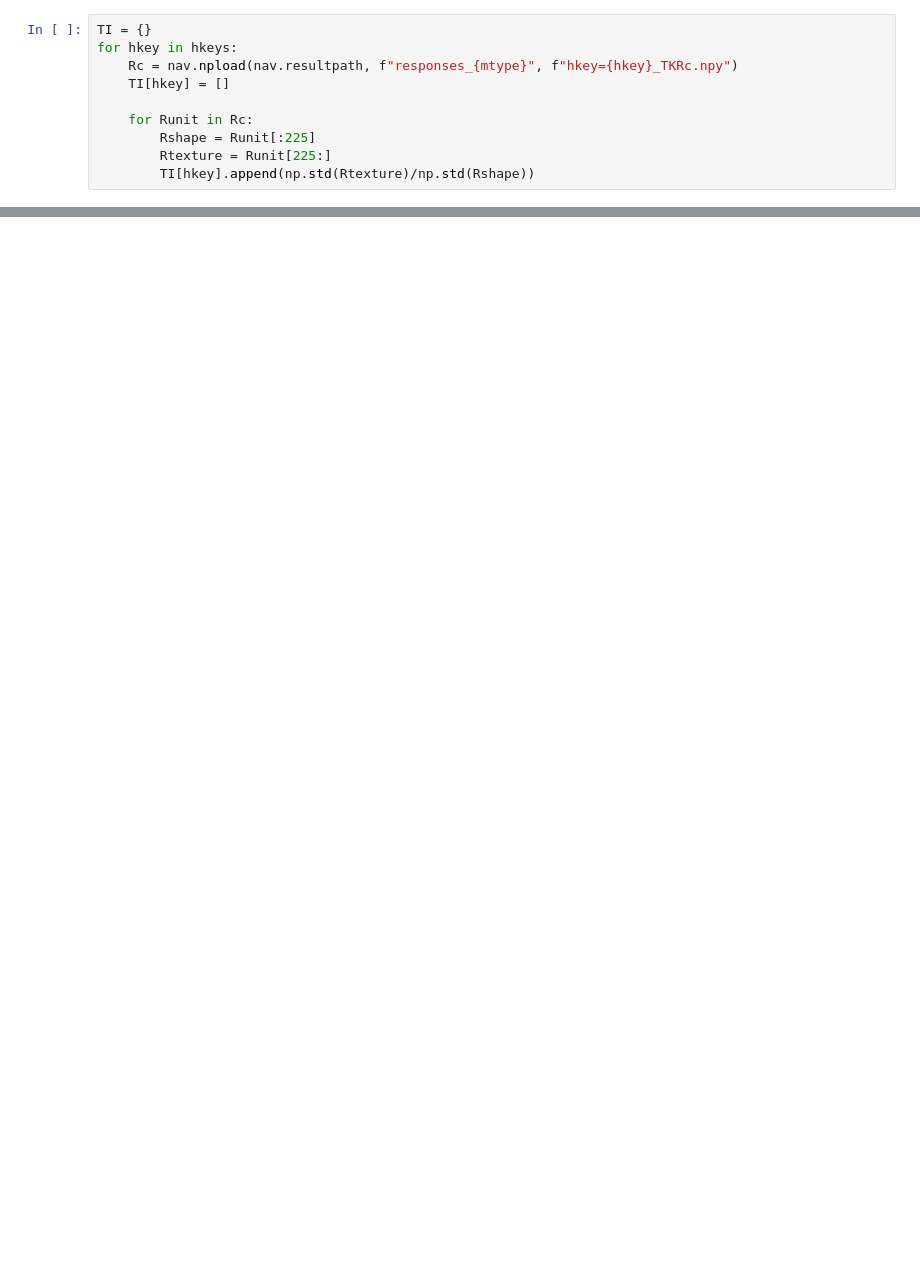
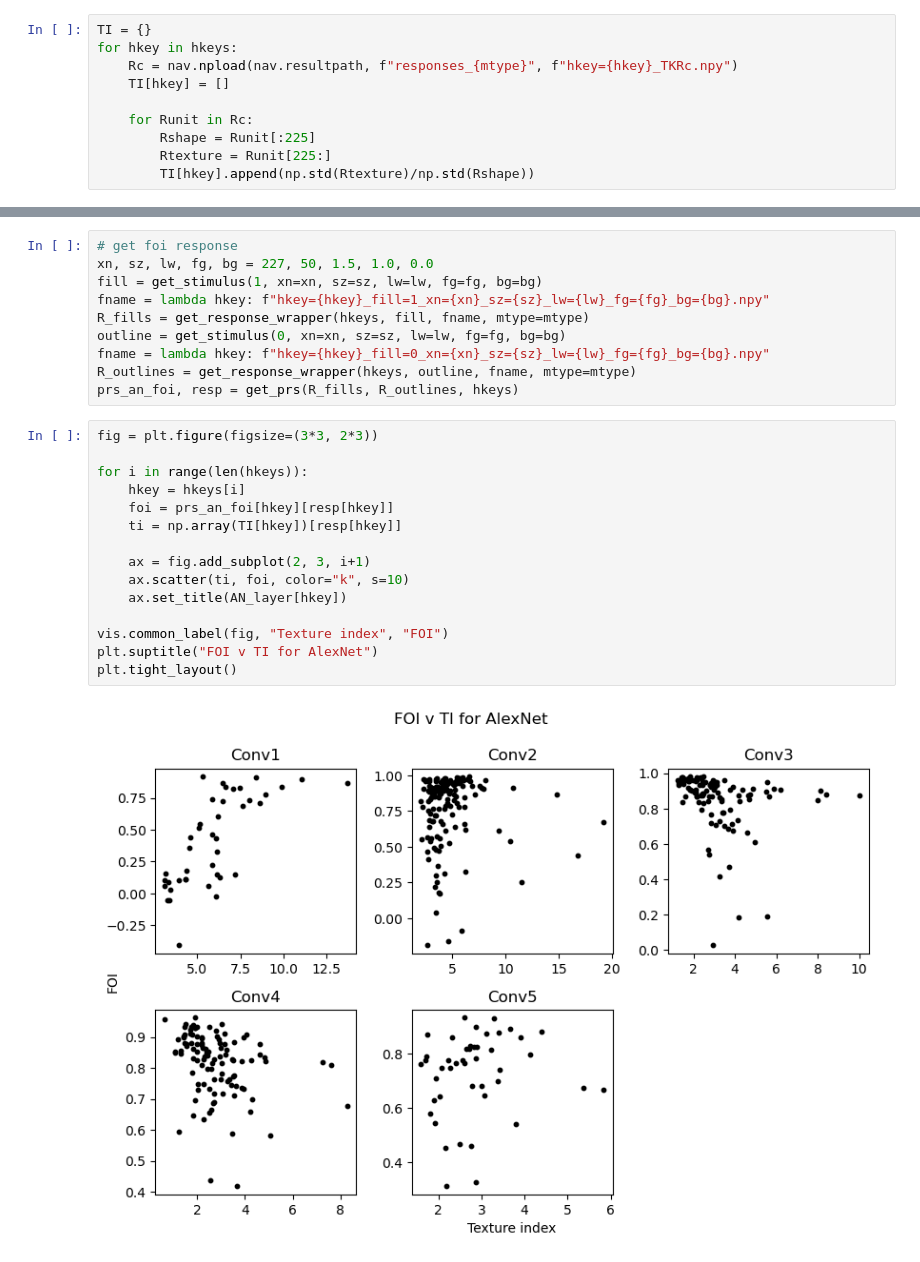
Before and after one commit to L24358/artiphisiology, a Jupyter notebook: main/reports/20230516_texture_index.ipynb, the cells around one changed output, grey strips where cells are left out. Cells and saved outputs as stored; diff of their text form; blank space fills up the shorter version.

```diff
--- a/main/reports/20230516_texture_index.ipynb
+++ b/main/reports/20230516_texture_index.ipynb
@@ -80,0 +83,27 @@ for hkey in hkeys[1:]:
+# %%
+# get foi response
+xn, sz, lw, fg, bg = 227, 50, 1.5, 1.0, 0.0
+fill = get_stimulus(1, xn=xn, sz=sz, lw=lw, fg=fg, bg=bg)
+fname = lambda hkey: f"hkey={hkey}_fill=1_xn={xn}_sz={sz}_lw={lw}_fg={fg}_bg={bg}.npy"
+R_fills = get_response_wrapper(hkeys, fill, fname, mtype=mtype)
+outline = get_stimulus(0, xn=xn, sz=sz, lw=lw, fg=fg, bg=bg)
+fname = lambda hkey: f"hkey={hkey}_fill=0_xn={xn}_sz={sz}_lw={lw}_fg={fg}_bg={bg}.npy"
+R_outlines = get_response_wrapper(hkeys, outline, fname, mtype=mtype)
+prs_an_foi, resp = get_prs(R_fills, R_outlines, hkeys)
+# %%
+fig = plt.figure(figsize=(3*3, 2*3))
+
+for i in range(len(hkeys)):
+    hkey = hkeys[i]
+    foi = prs_an_foi[hkey][resp[hkey]]
+    ti = np.array(TI[hkey])[resp[hkey]]
+
+    ax = fig.add_subplot(2, 3, i+1)
+    ax.scatter(ti, foi, color="k", s=10)
+    ax.set_title(AN_layer[hkey])
+
+vis.common_label(fig, "Texture index", "FOI")
+plt.suptitle("FOI v TI for AlexNet")
+plt.tight_layout()
+# %% [output]
+[figure, added]
```
Also changed, not shown: parts of 11 cells of this notebook, 6 other files.
